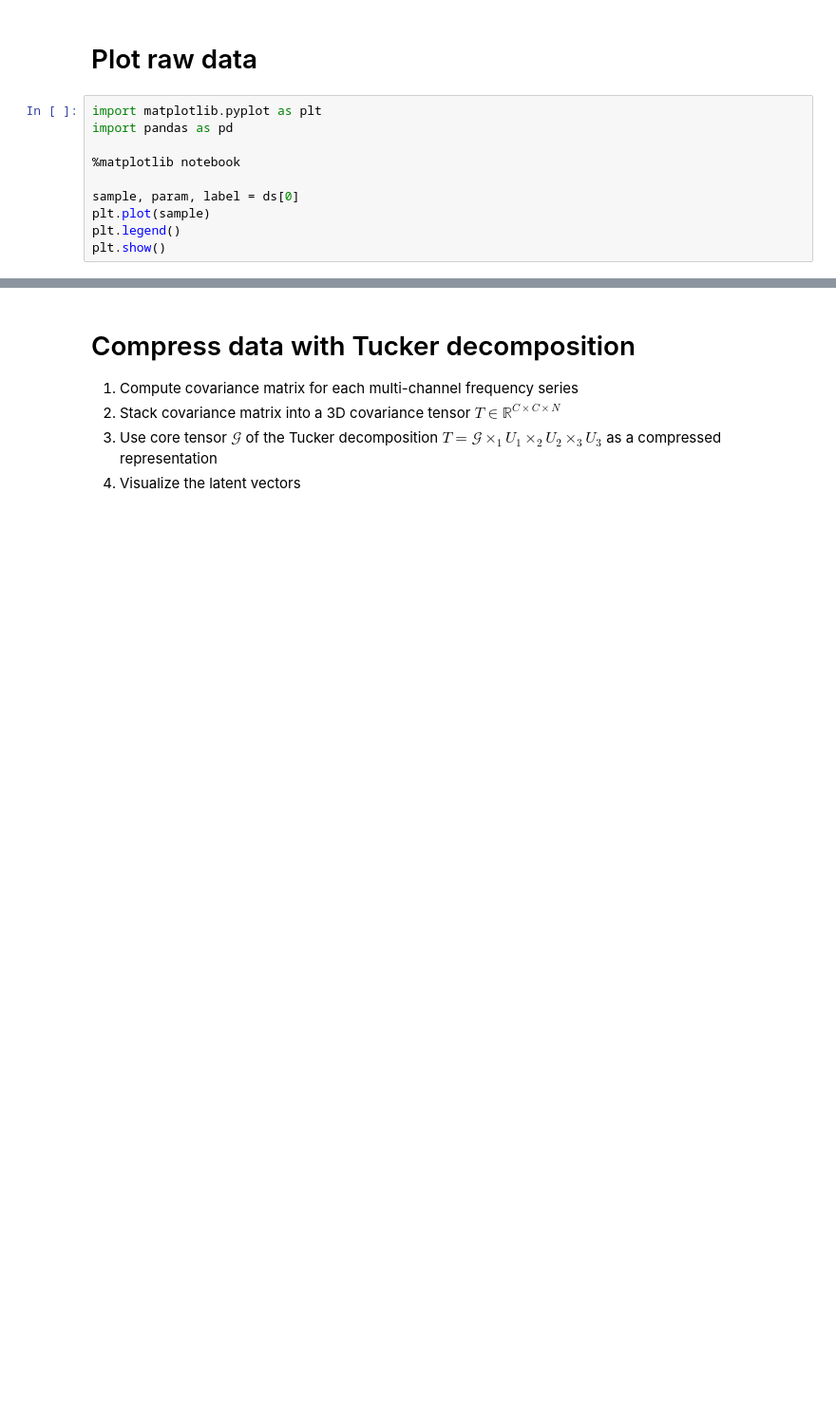
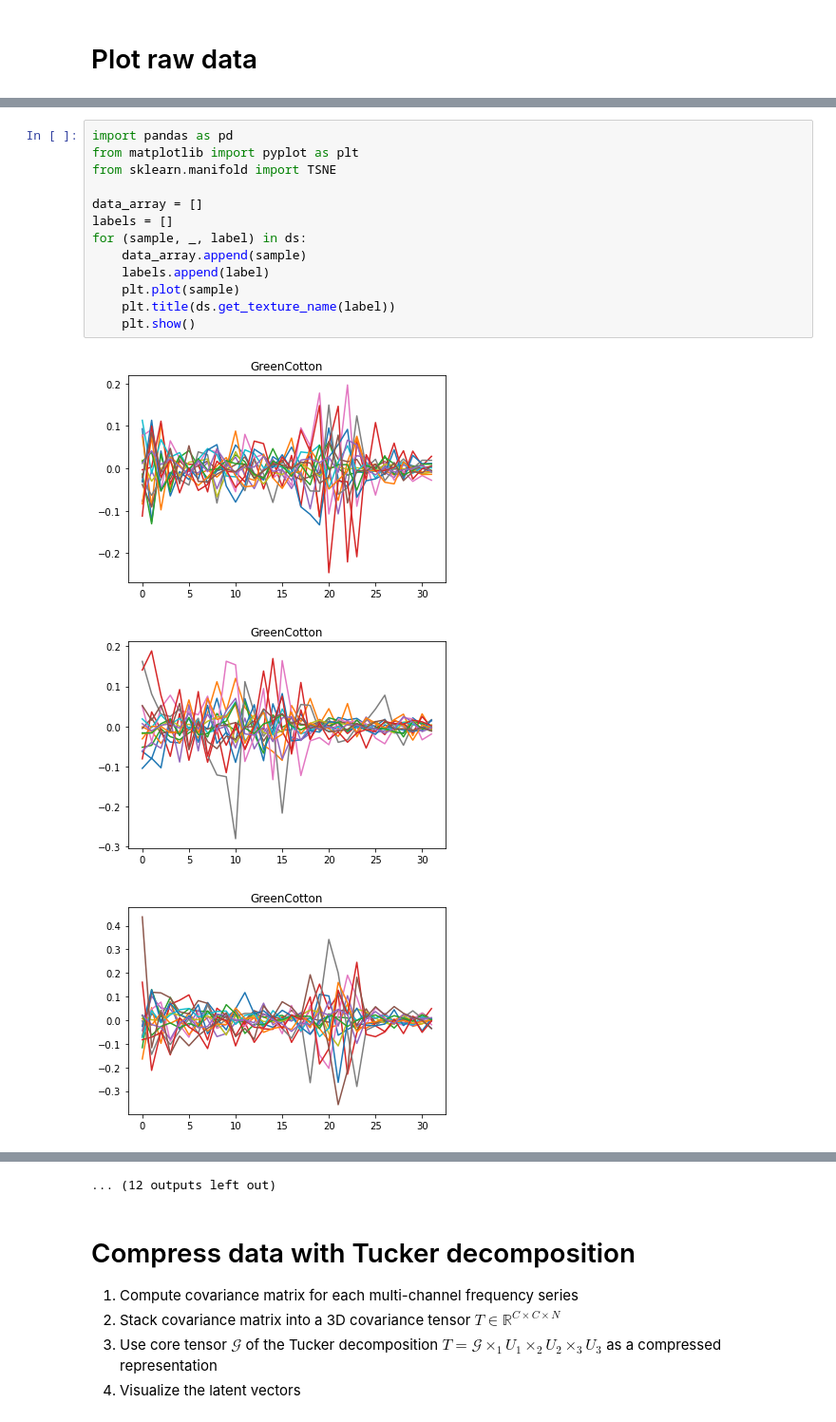
Before and after one commit to wngfra/fingerSense, a Jupyter notebook: offline_learning/analysis.ipynb, the cells around one changed output, grey strips where cells are left out. Shown at 95% size. Drawn from its saved outputs; the diff is of its cells as text; blank space fills up the shorter version.

```diff
--- a/offline_learning/analysis.ipynb
+++ b/offline_learning/analysis.ipynb
@@ -85,13 +94,3 @@ transform = transforms.Compose([Normalize(axis=1)])
 ds = TacDataset('../data', transform=transform)
 # %% [markdown]
 # Plot raw data
-# %%
-import matplotlib.pyplot as plt
-import pandas as pd
-
-%matplotlib notebook
-
-sample, param, label = ds[0]
-plt.plot(sample)
-plt.legend()
-plt.show()
@@ -101,0 +97,17 @@ No handles with labels found to put in legend.
+# %%
+import pandas as pd
+from matplotlib import pyplot as plt
+from sklearn.manifold import TSNE
+
+data_array = []
+labels = []
+for (sample, _, label) in ds:
+    data_array.append(sample)
+    labels.append(label)
+    plt.plot(sample)
+    plt.title(ds.get_texture_name(label))
+    plt.show()
+# %% [output]
+[figure, added]
+[figure, added]
+[figure, added]
@@ -102,3 +123,4 @@ No handles with labels found to put in legend.
+... (12 outputs left out)
 # %% [markdown]
 # Compress data with Tucker decomposition
 1. Compute covariance matrix for each multi-channel frequency series
```
Also changed, not shown: parts of 6 cells of this notebook, 1 other file.
